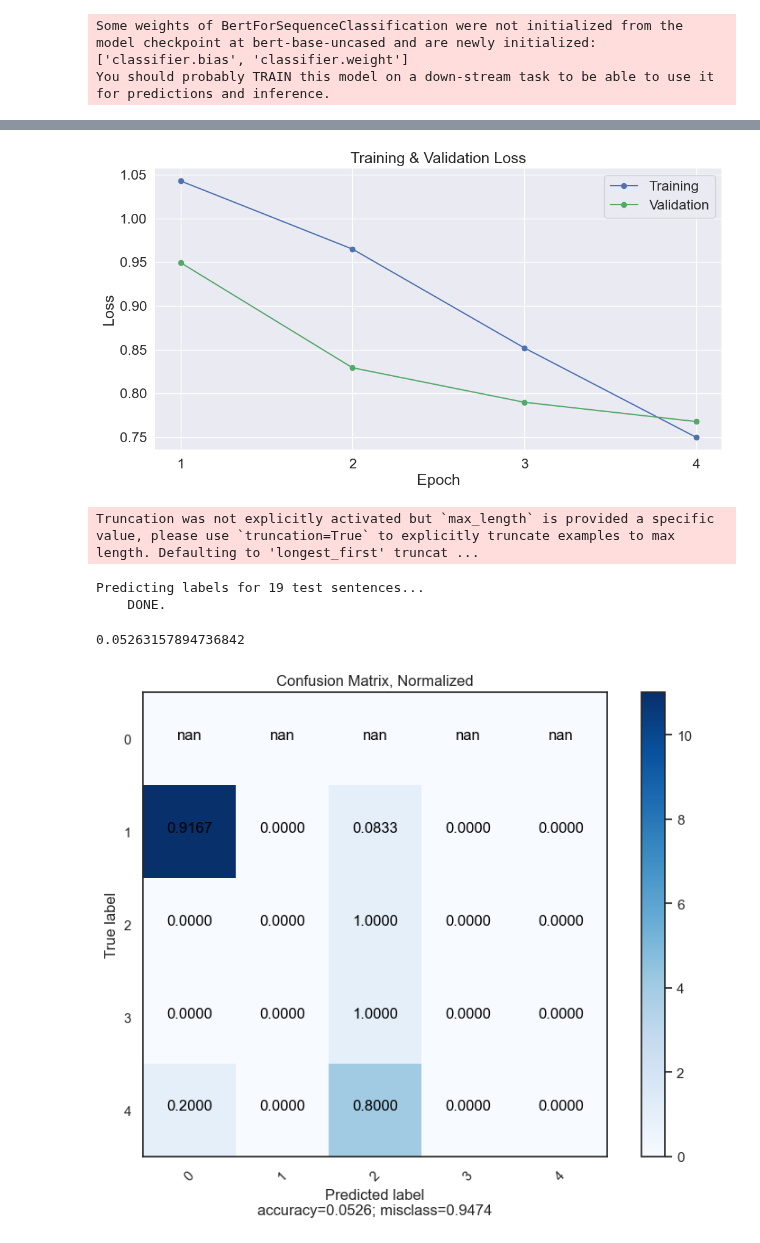
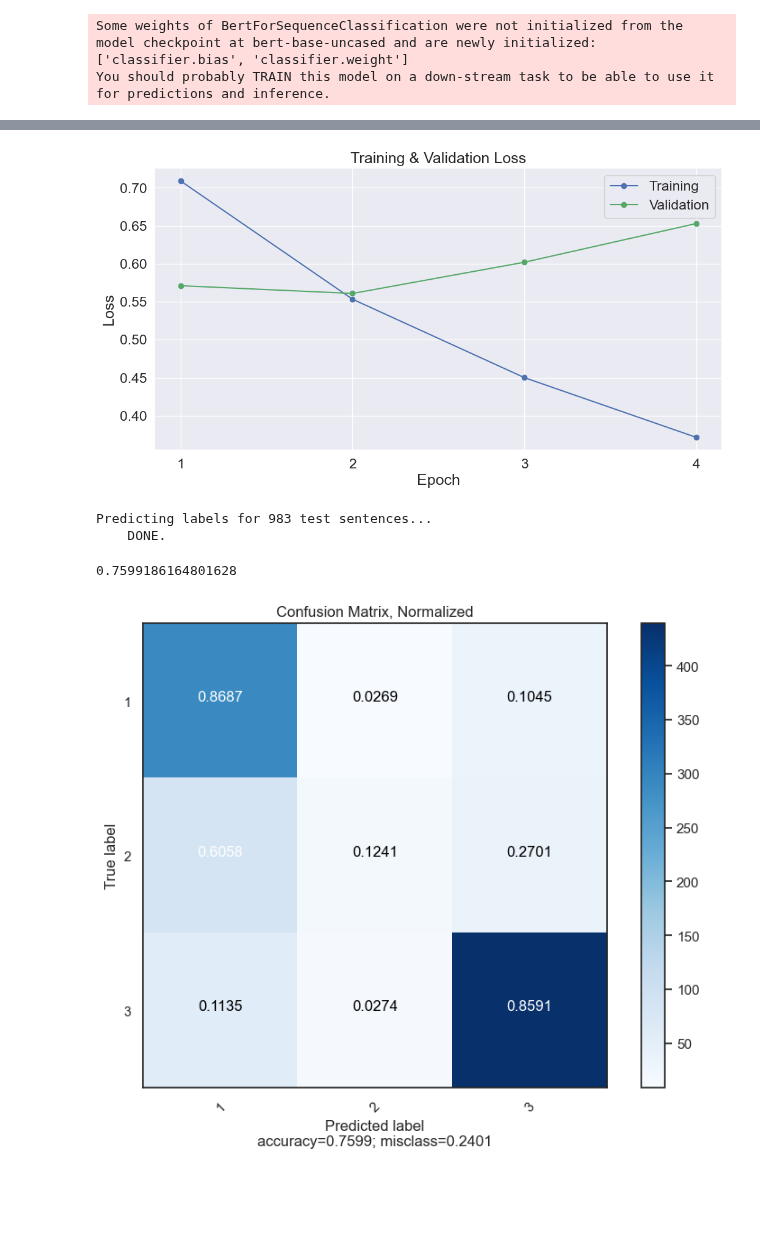
Before and after one commit to AlessandroPieragostini/Data-Science, a Jupyter notebook: BERT/BERT.ipynb, the cells around one changed output, grey strips where cells are left out. Saved outputs shown, nothing was run; the diff lists cells and outputs as text; code cells hidden in the pictures; blank space fills up the shorter version.

```diff
--- a/BERT/BERT.ipynb
+++ b/BERT/BERT.ipynb
@@ -68,8 +68,8 @@ Prendiamo un sample di dati per non avere difficoltà con la memoria
 # %%
 
 subset = df[['content', 'score']]
-train_data = subset.iloc[:100]        # Righe da 0 a 9999 (prime 10.000)
-test_data = subset.iloc[:20]    # Righe da 10000 a 11999 (dal 10.001° al 12.000°)
+train_data = subset.iloc[:5000]        # Righe da 0 a 9999 (prime 10.000)
+test_data = subset.iloc[5000:6000]    # Righe da 10000 a 11999 (dal 10.001° al 12.000°)
 subset.head(15)
 # %% [output]
 |  | content | score |
@@ -597,12 +597,19 @@ plt.xticks([1, 2, 3, 4])
 
 plt.show()
 # %% [output]
-[figure, old version]
+[figure, new version]
 # %%
 # Create sentence and label lists
 sentences = test_data.content.values
-labels = test_data.score.values
-
+parts = test_data.score.values
+labels = []
+for i in parts:
+    if int(i)== 1:
+        labels.append(0) # classe 0 per giudizi negativi
+    elif int(i)<= 3:
+        labels.append(1) # classe 1 per giudizi neutri
+    else:
+        labels.append(2) # classe 2 per giudizi positivi
 # Tokenize all of the sentences and map the tokens to thier word IDs.
 input_ids = []
 attention_masks = []
@@ -644,8 +651,6 @@ batch_size = 32
 prediction_data = TensorDataset(input_ids, attention_masks, labels)
 prediction_sampler = SequentialSampler(prediction_data)
 prediction_dataloader = DataLoader(prediction_data, sampler=prediction_sampler, batch_size=batch_size)
-# %% [output]
-Truncation was not explicitly activated but `max_length` is provided a specific value, please use `truncation=True` to explicitly truncate examples to max length. Defaulting to 'longest_first' truncat ...
 # %%
 # Prediction on test set
 print('Predicting labels for {:,} test sentences...'.format(len(input_ids)))
@@ -683,7 +688,7 @@ for batch in prediction_dataloader:
 
 print('    DONE.')
 # %% [output]
-Predicting labels for 19 test sentences...
+Predicting labels for 983 test sentences...
     DONE.
 # %%
 from functools import reduce
@@ -693,7 +698,7 @@ labels = reduce(lambda x,y: list(x) + list(y), true_labels)
 from sklearn.metrics import accuracy_score
 accuracy_score(scores, labels)
 # %% [output]
-0.05263157894736842
+0.7599186164801628
 # %%
 import numpy as np
 
@@ -778,14 +783,14 @@ def plot_confusion_matrix(cm,
 # %%
 from sklearn.metrics import confusion_matrix
 
 sns.set(font_scale=1)
 sns.set(style='white')
 
 
 cm = confusion_matrix(labels,scores)
 plot_confusion_matrix(cm           = cm,
                       normalize    = True,
-                      target_names = ['0', '1', '2','3','4'],
+                      target_names = ['1', '2','3'],
                       title        = "Confusion Matrix, Normalized")
 # %% [output]
-[figure, old version]
+[figure, new version]
```
Also changed, not shown: parts of 7 cells of this notebook.
